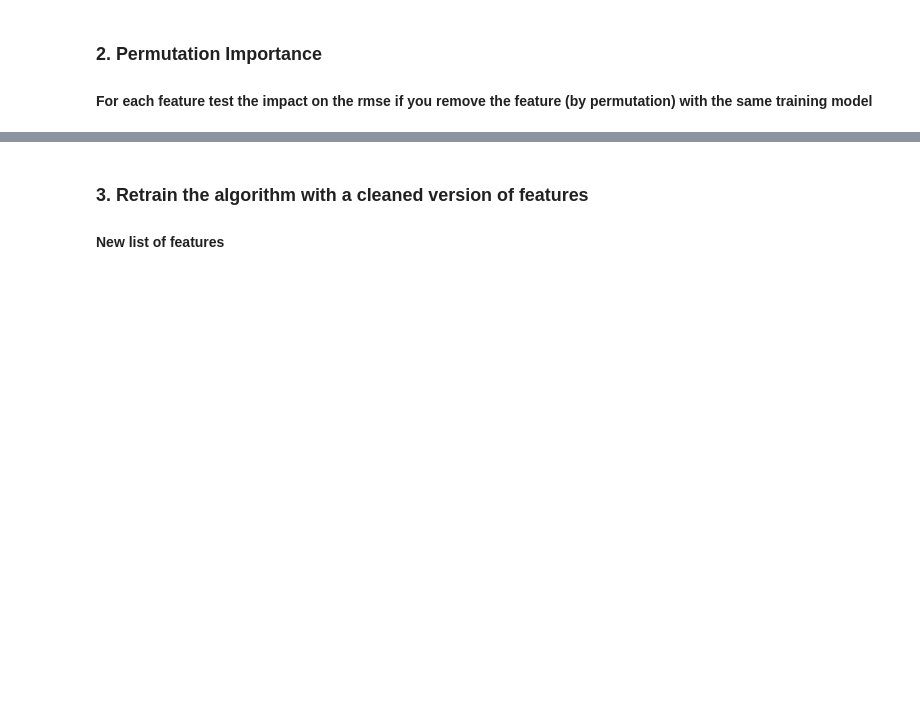
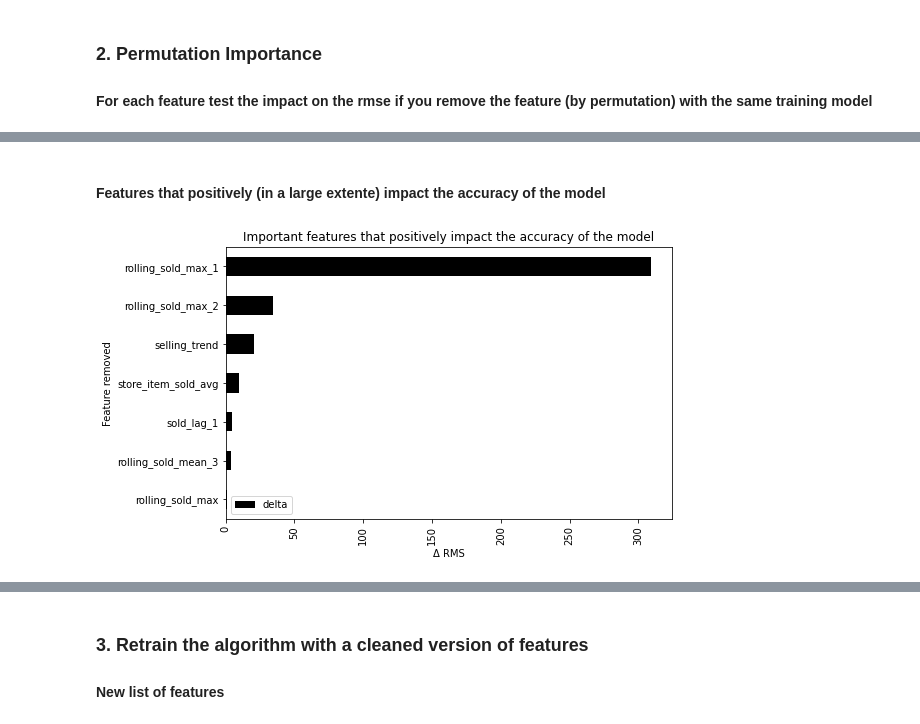
Before and after one commit to samirsaci/permutation-pca, a Jupyter notebook: notebook.ipynb, the cells around one changed output, grey strips where cells are left out. Cells and saved outputs as stored; diff of their text form; code cells hidden in the pictures; blank space fills up the shorter version.

```diff
--- a/notebook.ipynb
+++ b/notebook.ipynb
@@ -190,3 +193,18 @@ plt.show()
+# %% [markdown]
+#### Features that positively (in a large extente) impact the accuracy of the model
+# %%
+# Plot
+fig = plt.figure(figsize=(8, 5))
+ax = fig.gca()
+df_permres[df_permres['delta']>1].sort_values(['delta'], ascending = True).plot.barh(figsize=(8, 5), x='remove', y='delta', ax=ax, color = 'black')
+plt.ylabel('Feature removed')
+plt.xlabel('Δ RMS')
+plt.xticks(rotation=90)
+plt.title('Important features that positively impact the accuracy of the model')
+fig.savefig(folder_model + 'features_important.png')
+plt.show()
+# %% [output]
+[figure, added]
 # %%
 # Features to remove
 list_remove = list(df_permres[df_permres['delta']<0]['remove'].unique())
```
Also changed, not shown: parts of 11 cells of this notebook, 33 other files.
